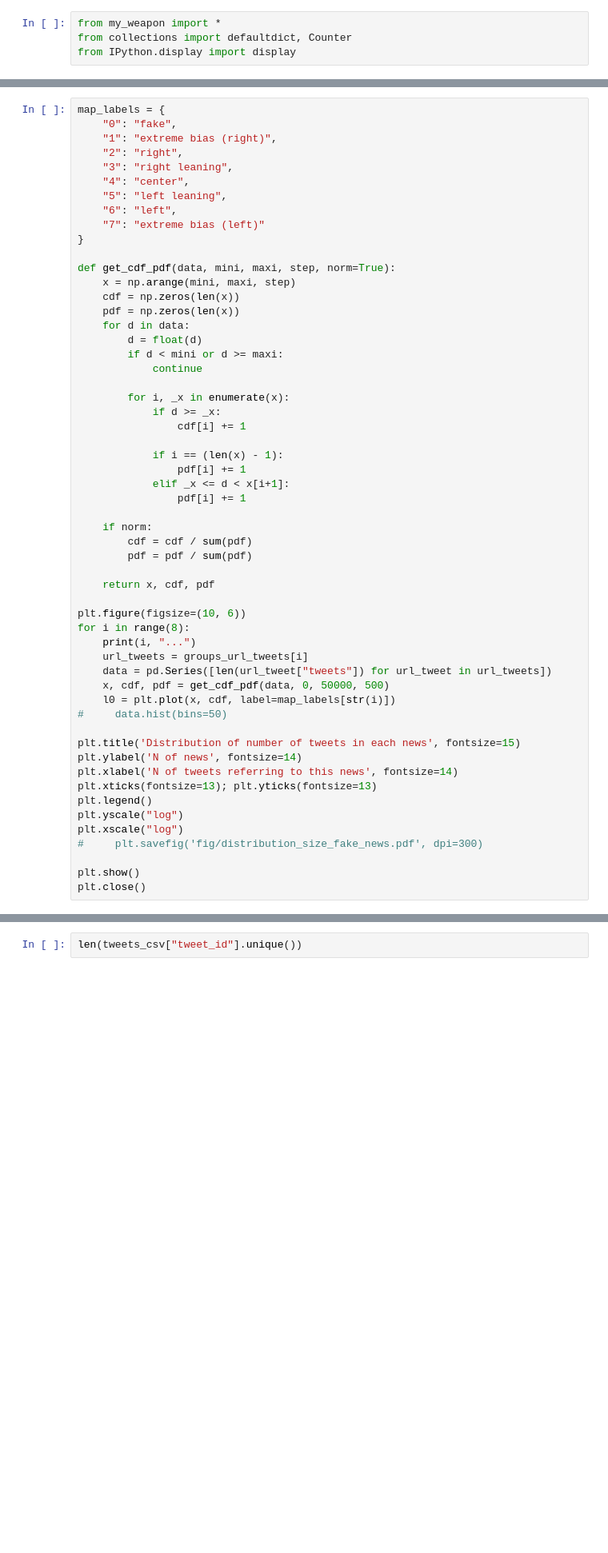
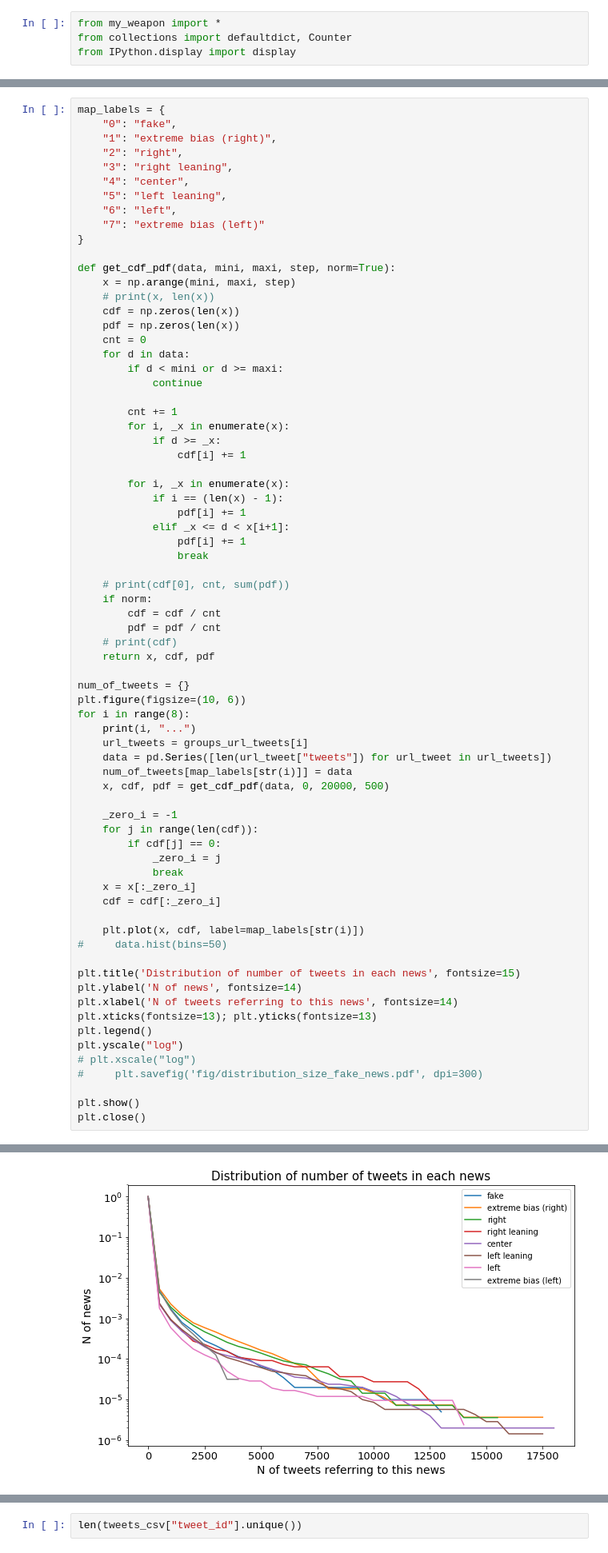
Before and after one commit to kayzhou/fake_news_during_election, a Jupyter notebook: all_tweets.ipynb, the cells around one changed output, grey strips where cells are left out. Shown at 80% size. Saved outputs shown, nothing was run; the diff lists cells and outputs as text; blank space fills up the shorter version.

```diff
--- a/all_tweets.ipynb
+++ b/all_tweets.ipynb
@@ -23,35 +23,51 @@ map_labels = {
 
 def get_cdf_pdf(data, mini, maxi, step, norm=True):
     x = np.arange(mini, maxi, step)
+    # print(x, len(x))
     cdf = np.zeros(len(x))
     pdf = np.zeros(len(x))
+    cnt = 0
     for d in data:
-        d = float(d)
         if d < mini or d >= maxi:
             continue
 
+        cnt += 1
         for i, _x in enumerate(x):
             if d >= _x:
                 cdf[i] += 1
 
+        for i, _x in enumerate(x):
             if i == (len(x) - 1):
                 pdf[i] += 1
             elif _x <= d < x[i+1]:
                 pdf[i] += 1
+                break
 
+    # print(cdf[0], cnt, sum(pdf))
     if norm:
-        cdf = cdf / sum(pdf)
-        pdf = pdf / sum(pdf)
-
+        cdf = cdf / cnt
+        pdf = pdf / cnt
+    # print(cdf)
     return x, cdf, pdf
 
+num_of_tweets = {}
 plt.figure(figsize=(10, 6))
 for i in range(8):
     print(i, "...")
     url_tweets = groups_url_tweets[i]
     data = pd.Series([len(url_tweet["tweets"]) for url_tweet in url_tweets])
-    x, cdf, pdf = get_cdf_pdf(data, 0, 50000, 500)
-    l0 = plt.plot(x, cdf, label=map_labels[str(i)])
+    num_of_tweets[map_labels[str(i)]] = data
+    x, cdf, pdf = get_cdf_pdf(data, 0, 20000, 500)
+
+    _zero_i = -1
+    for j in range(len(cdf)):
+        if cdf[j] == 0:
+            _zero_i = j
+            break
+    x = x[:_zero_i]
+    cdf = cdf[:_zero_i]
+
+    plt.plot(x, cdf, label=map_labels[str(i)])
 #     data.hist(bins=50)
 
 plt.title('Distribution of number of tweets in each news', fontsize=15)
@@ -60,7 +76,7 @@ plt.xlabel('N of tweets referring to this news', fontsize=14)
 plt.xticks(fontsize=13); plt.yticks(fontsize=13)
 plt.legend()
 plt.yscale("log")
-plt.xscale("log")
+# plt.xscale("log")
 #     plt.savefig('fig/distribution_size_fake_news.pdf', dpi=300)
 
 plt.show()
@@ -71,0 +93 @@ plt.close()
+[figure, added]
```
Also changed, not shown: parts of 6 cells of this notebook, 1 other file.
